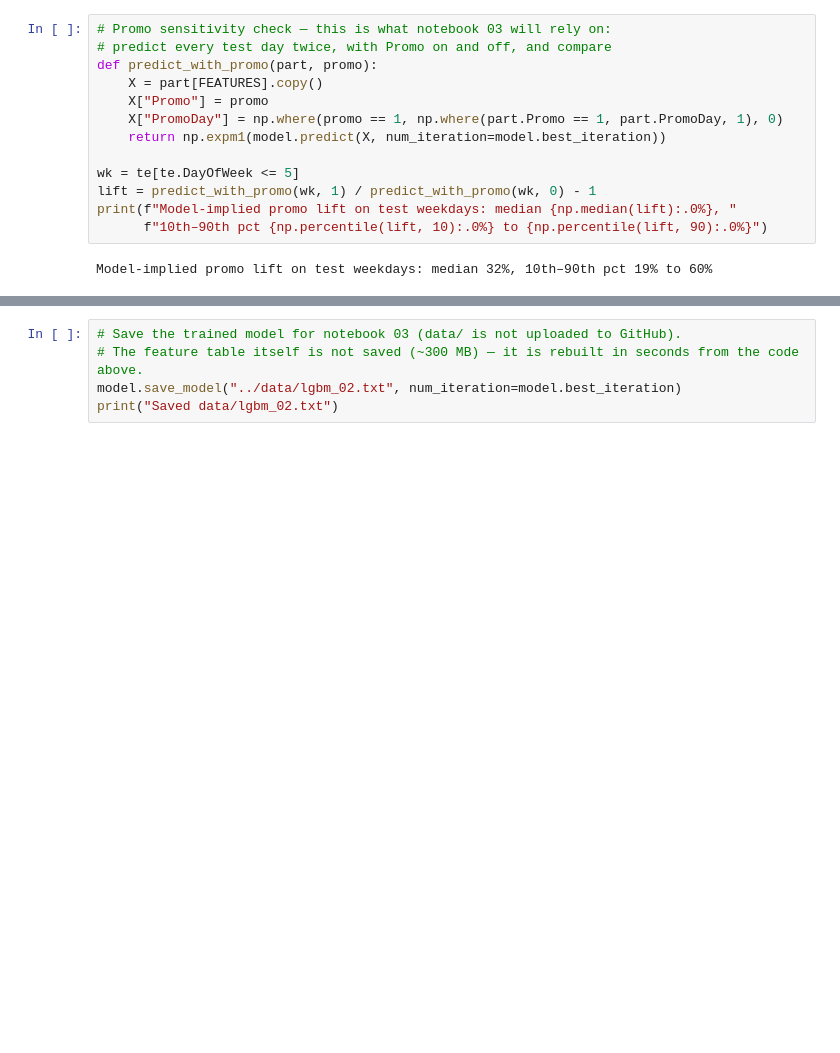
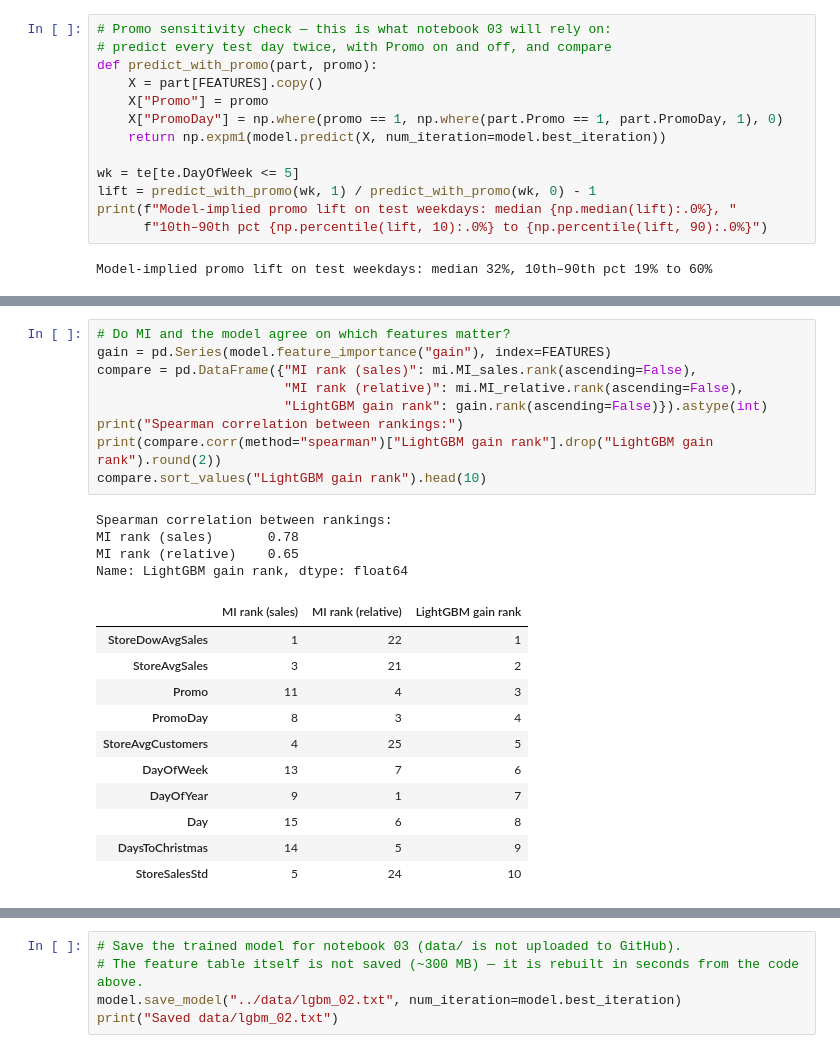
Before and after one commit to yahyalkayem/rossmann-sales-optimization, a Jupyter notebook: notebooks/02_features_and_baseline.ipynb, the cells around one changed output, grey strips where cells are left out. Saved outputs shown, nothing was run; the diff lists cells and outputs as text; blank space fills up the shorter version.

```diff
--- a/notebooks/02_features_and_baseline.ipynb
+++ b/notebooks/02_features_and_baseline.ipynb
@@ -422,0 +567,25 @@ Model-implied promo lift on test weekdays: median 32%, 10th–90th pct 19% to 60
+# %%
+# Do MI and the model agree on which features matter?
+gain = pd.Series(model.feature_importance("gain"), index=FEATURES)
+compare = pd.DataFrame({"MI rank (sales)": mi.MI_sales.rank(ascending=False),
+                        "MI rank (relative)": mi.MI_relative.rank(ascending=False),
+                        "LightGBM gain rank": gain.rank(ascending=False)}).astype(int)
+print("Spearman correlation between rankings:")
+print(compare.corr(method="spearman")["LightGBM gain rank"].drop("LightGBM gain rank").round(2))
+compare.sort_values("LightGBM gain rank").head(10)
+# %% [output]
+Spearman correlation between rankings:
+MI rank (sales)       0.78
+MI rank (relative)    0.65
+Name: LightGBM gain rank, dtype: float64
+|  | MI rank (sales) | MI rank (relative) | LightGBM gain rank |
+| StoreDowAvgSales | 1 | 22 | 1 |
+| StoreAvgSales | 3 | 21 | 2 |
+| Promo | 11 | 4 | 3 |
+| PromoDay | 8 | 3 | 4 |
+| StoreAvgCustomers | 4 | 25 | 5 |
+| DayOfWeek | 13 | 7 | 6 |
+| DayOfYear | 9 | 1 | 7 |
+| Day | 15 | 6 | 8 |
+| DaysToChristmas | 14 | 5 | 9 |
+| StoreSalesStd | 5 | 24 | 10 |
```
Also changed, not shown: parts of 12 cells of this notebook.
